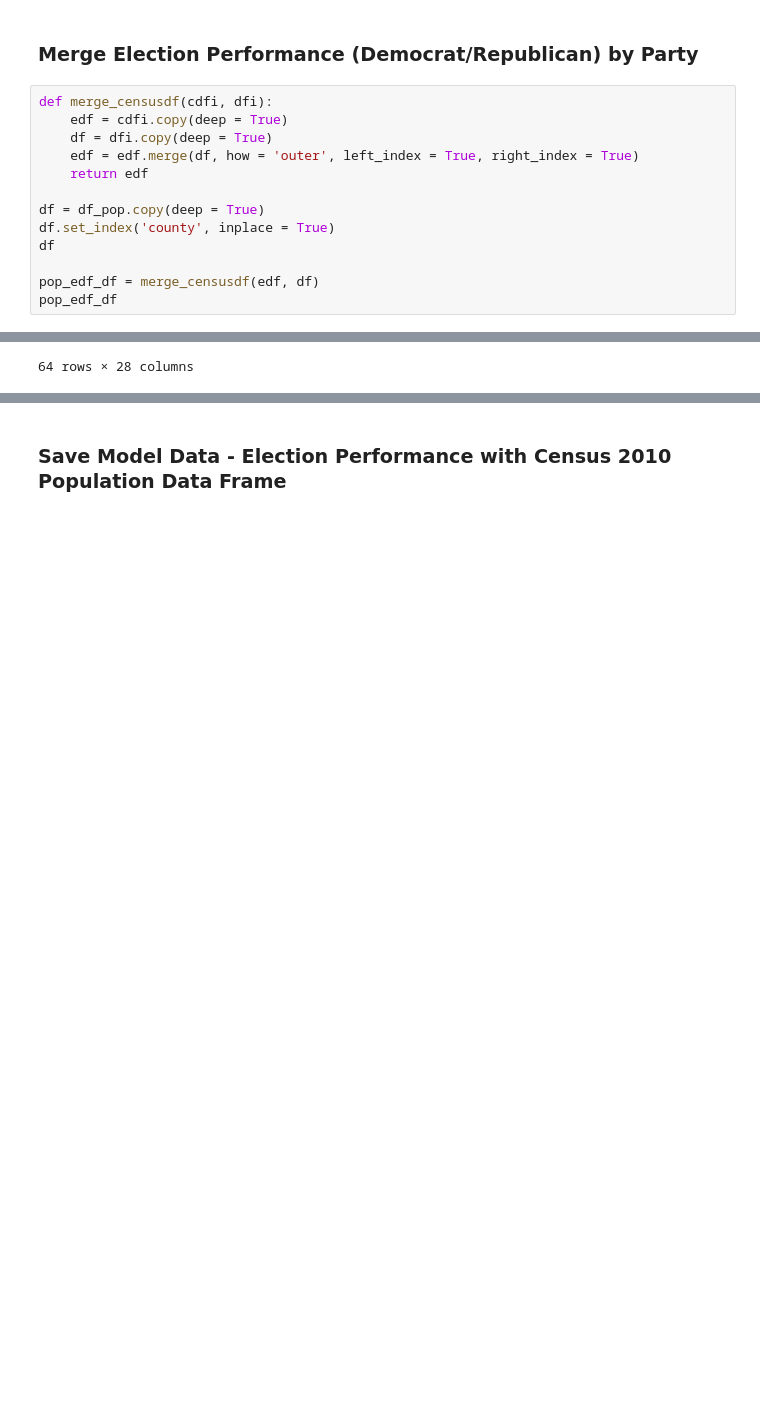
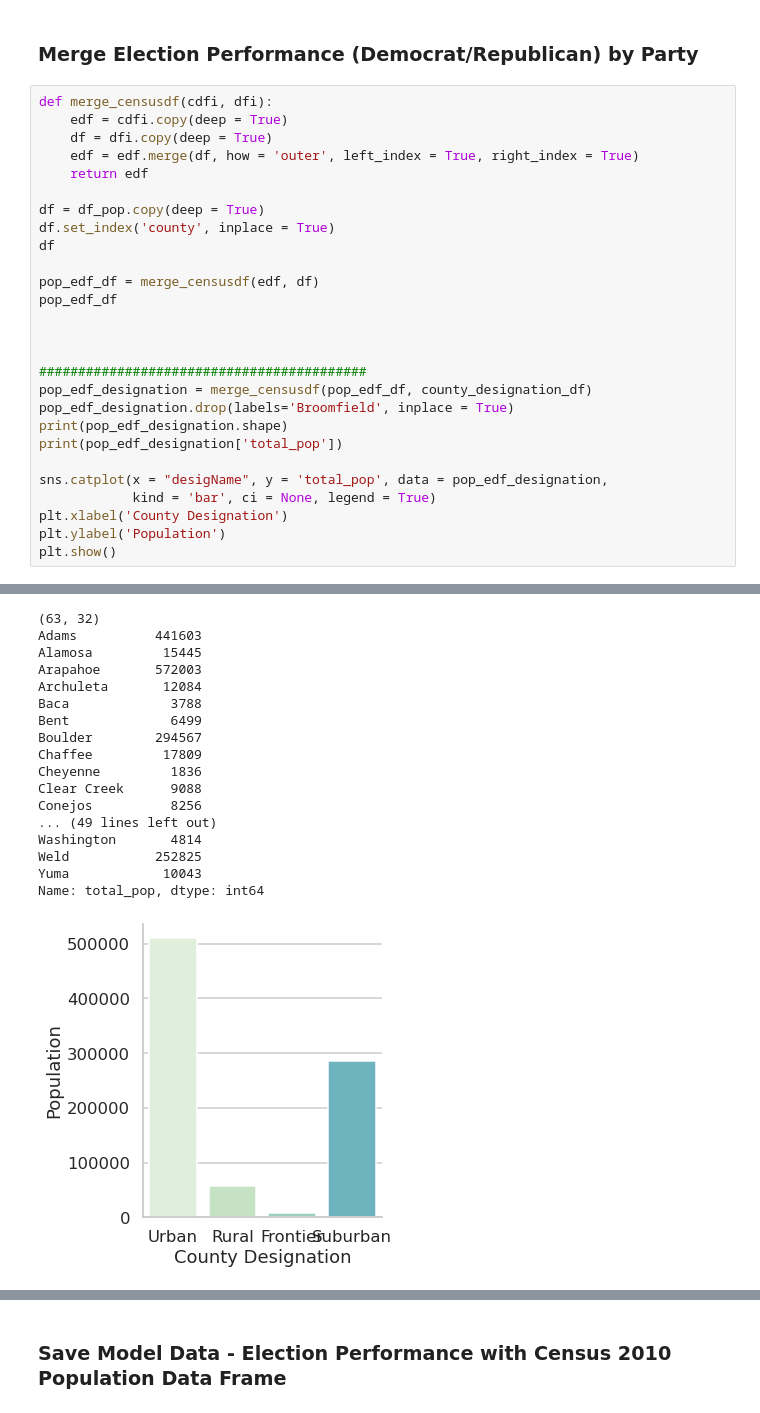
Before and after one commit to reed54/MSDS696, a Jupyter notebook: notebooks/4.0.0.Model_County_Votes_Behavior_and_Demographic.ipynb, the cells around one changed output, grey strips where cells are left out. Drawn from its saved outputs; the diff is of its cells as text; blank space fills up the shorter version.

```diff
--- a/notebooks/4.0.0.Model_County_Votes_Behavior_and_Demographic.ipynb
+++ b/notebooks/4.0.0.Model_County_Votes_Behavior_and_Demographic.ipynb
@@ -204,4 +252,18 @@ df
 
 pop_edf_df = merge_censusdf(edf, df)
 pop_edf_df
+
+
+
+##########################################
+pop_edf_designation = merge_censusdf(pop_edf_df, county_designation_df)
+pop_edf_designation.drop(labels='Broomfield', inplace = True)
+print(pop_edf_designation.shape)
+print(pop_edf_designation['total_pop'])
+
+sns.catplot(x = "desigName", y = 'total_pop', data = pop_edf_designation,
+            kind = 'bar', ci = None, legend = True)
+plt.xlabel('County Designation')
+plt.ylabel('Population')
+plt.show()
 # %% [output]
@@ -220 +270,18 @@ pop_edf_df
-64 rows × 28 columns
+(63, 32)
+Adams          441603
+Alamosa         15445
+Arapahoe       572003
+Archuleta       12084
+Baca             3788
+Bent             6499
+Boulder        294567
+Chaffee         17809
+Cheyenne         1836
+Clear Creek      9088
+Conejos          8256
+... (49 lines left out)
+Washington       4814
+Weld           252825
+Yuma            10043
+Name: total_pop, dtype: int64
+[figure, added]
```
Also changed, not shown: parts of 45 cells of this notebook.
